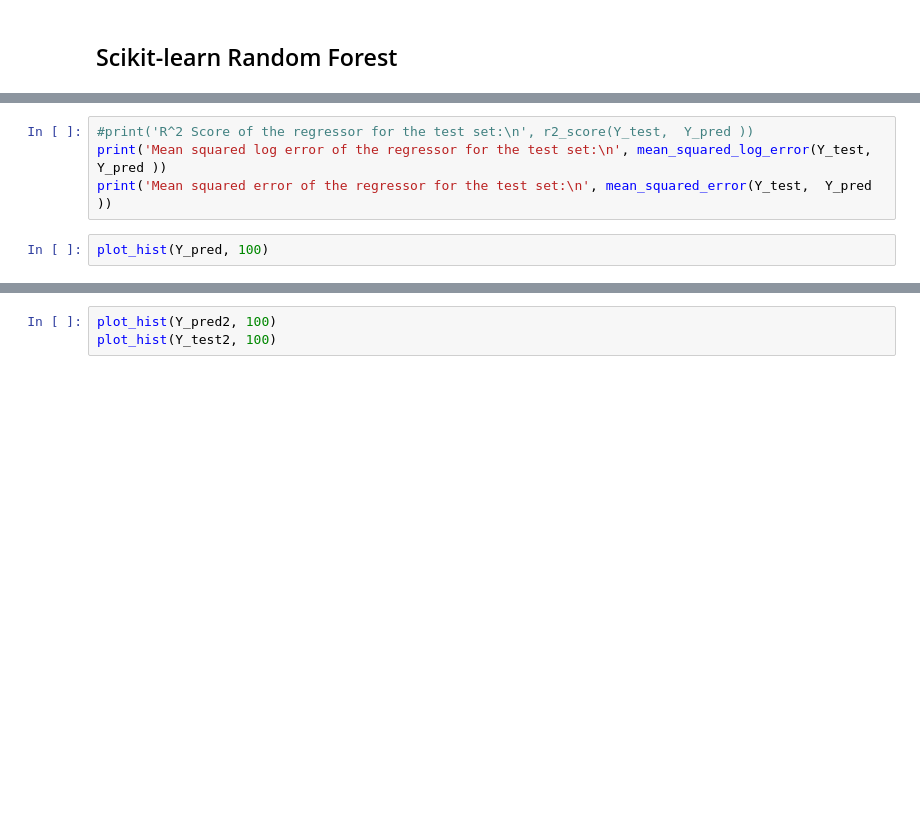
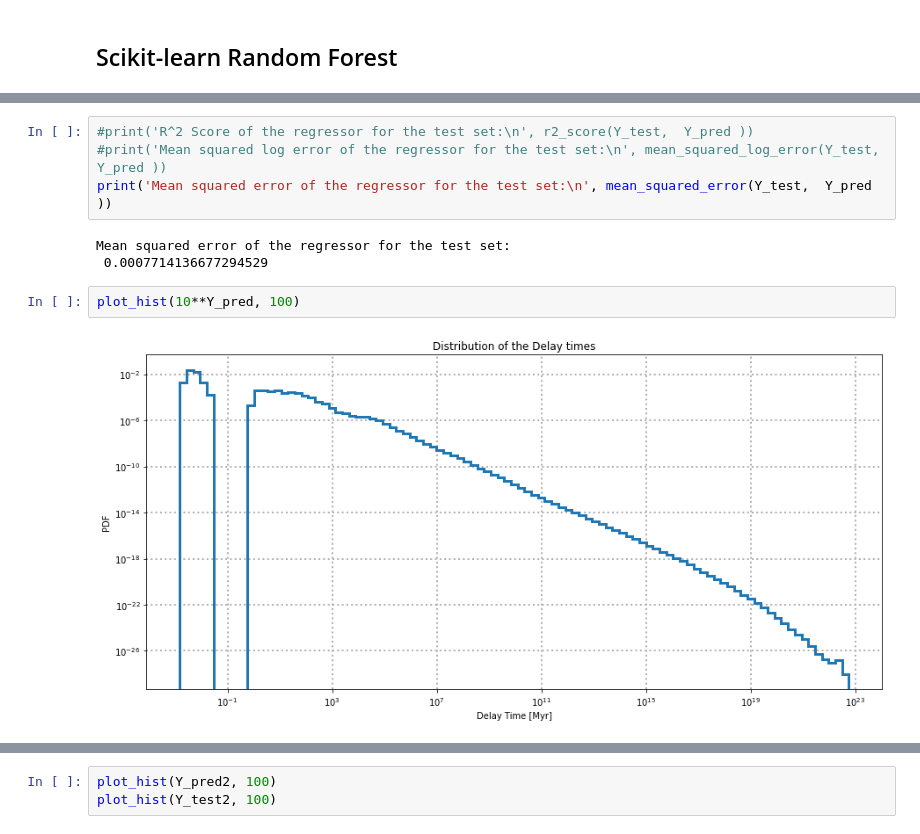
Before and after one commit to Bahadoram/Delay-Time-Dist.-of-Compact-Binary-Objects, a Jupyter notebook: random_forest.ipynb, the cells around one changed output, grey strips where cells are left out. Cells and saved outputs as stored; diff of their text form; blank space fills up the shorter version.

```diff
--- a/random_forest.ipynb
+++ b/random_forest.ipynb
@@ -123,7 +203,12 @@ print('\nScore of the regressor for the test set:\n',   regressor.score(X_test2,
 # %%
 #print('R^2 Score of the regressor for the test set:\n', r2_score(Y_test,  Y_pred ))
-print('Mean squared log error of the regressor for the test set:\n', mean_squared_log_error(Y_test,  Y_pred ))
+#print('Mean squared log error of the regressor for the test set:\n', mean_squared_log_error(Y_test,  Y_pred ))
 print('Mean squared error of the regressor for the test set:\n', mean_squared_error(Y_test,  Y_pred ))
+# %% [output]
+Mean squared error of the regressor for the test set:
+ 0.0007714136677294529
 # %%
-plot_hist(Y_pred, 100)
+plot_hist(10**Y_pred, 100)
+# %% [output]
+[figure, added]
 # %%
```
Also changed, not shown: parts of 18 cells of this notebook.
